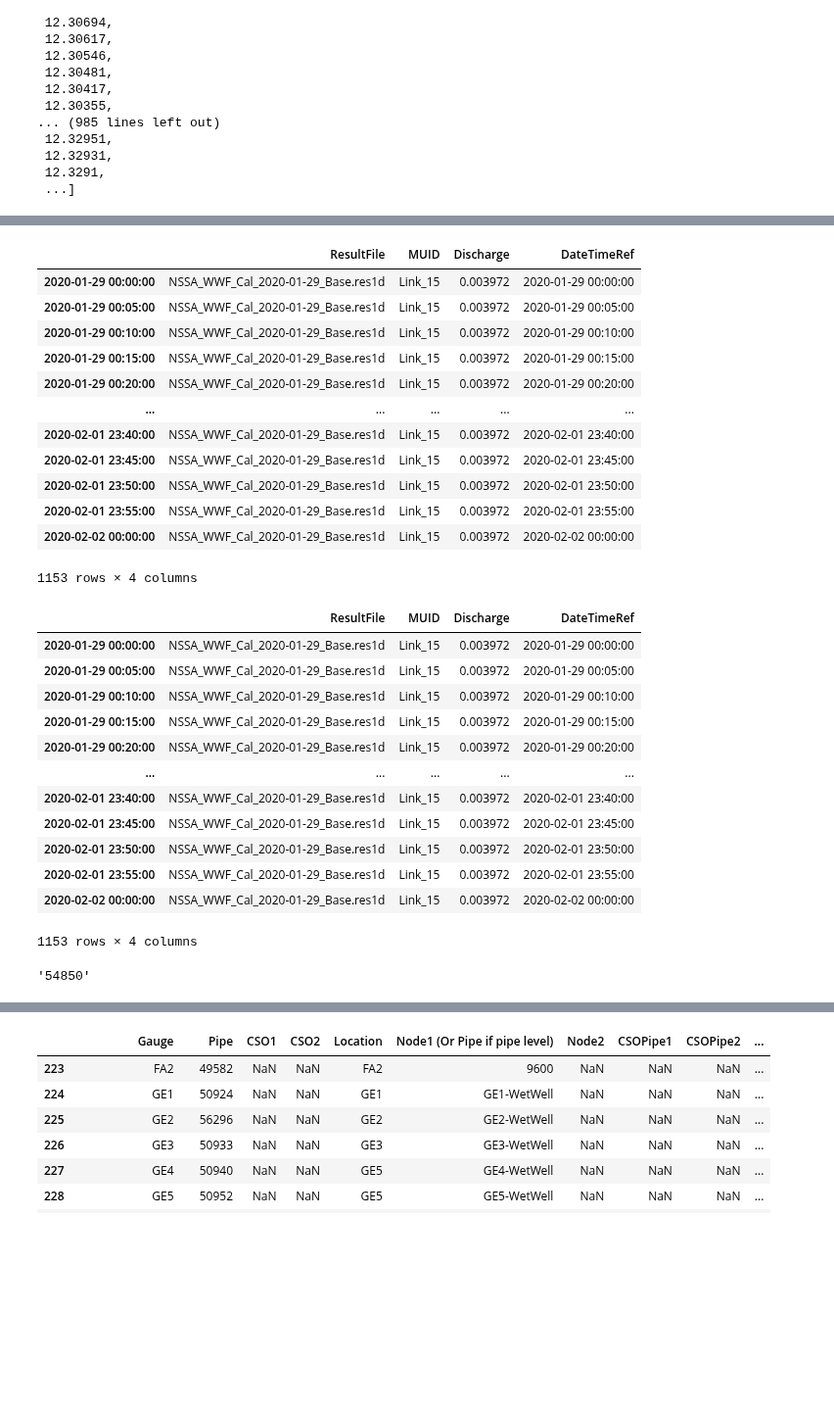
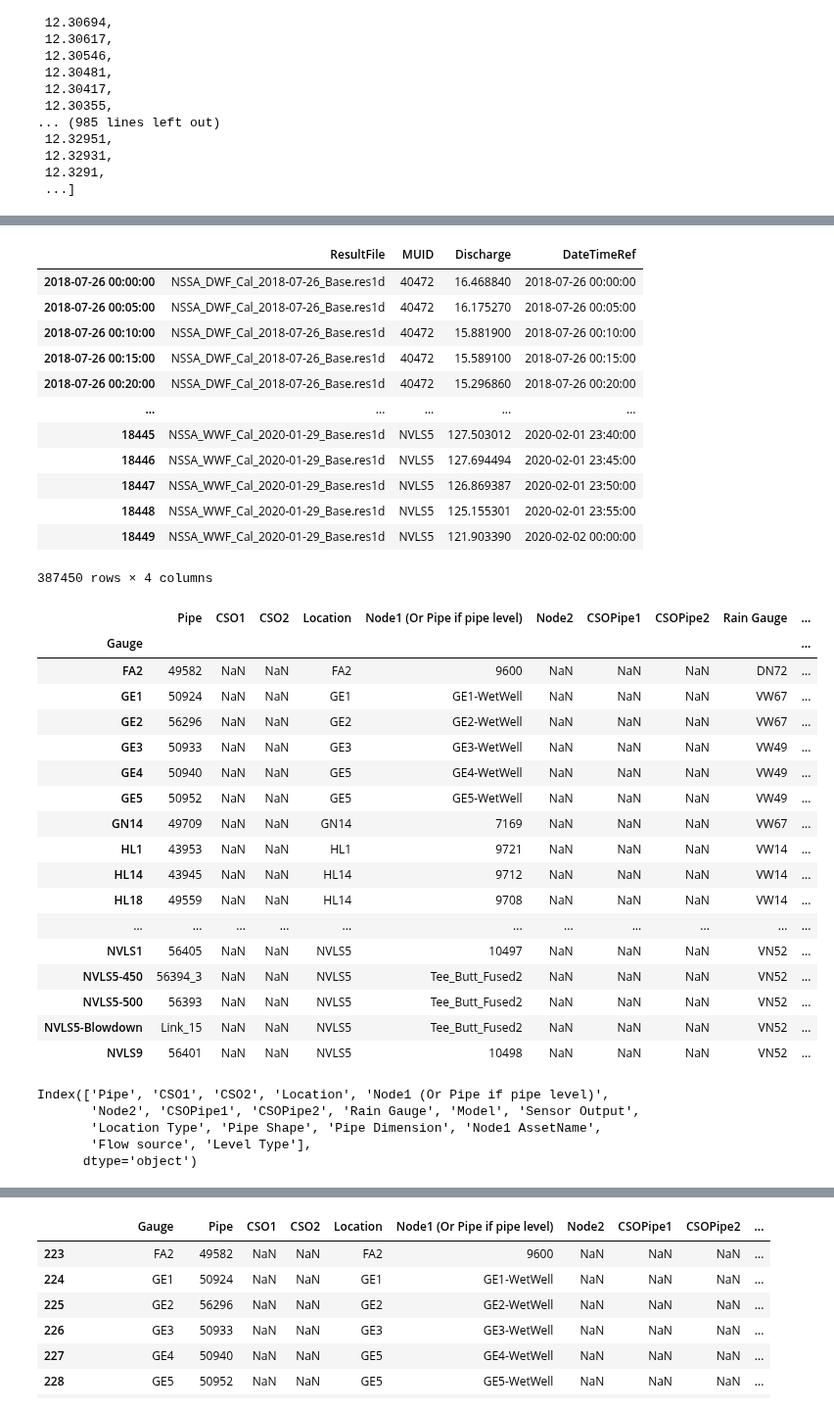
Before and after one commit to henriklocke/Calibration, a Jupyter notebook: Calibration.ipynb, the cells around one changed output, grey strips where cells are left out. Shown at 98% size. Cells and saved outputs as stored; diff of their text form; code cells hidden in the pictures; blank space fills up the shorter version.

Commit message:
Add files via upload
Added network info and sim date tables

```diff
--- a/Calibration.ipynb
+++ b/Calibration.ipynb
@@ -49,9 +70,13 @@ dfs0_folders.append(r"\\prdsynfile01\lws_modelling\SEWER_AREA_MODELS\NSSA\02_MOD
 gauges = pd.read_excel(calibration_sheet,sheet_name="Gauges")
 gauges = gauges.loc[:, :'Level Type']
 gauges = gauges[gauges.Model.str.contains(model_area)]
+gauges.set_index('Gauge',inplace=True)
+
 
 periods = pd.read_excel(calibration_sheet,sheet_name="Periods")
 periods = periods[periods.Model.str.contains(model_area)]
+
+summation_df = pd.read_csv(summation_csv,dtype={'MUID': str,'SUMTO': str})
 
 report_text = pd.read_excel(calibration_sheet,sheet_name="Report_Text")
 report_text = report_text[report_text.Model.notna()]
@@ -394,40 +429,49 @@ flow_df_all
 
 # fig.show()
 # %%
-flow_df
+flow_df_all
 # %% [output]
 |  | ResultFile | MUID | Discharge | DateTimeRef |
-| 2020-01-29 00:00:00 | NSSA_WWF_Cal_2020-01-29_Base.res1d | Link_15 | 0.003972 | 2020-01-29 00:00:00 |
-| 2020-01-29 00:05:00 | NSSA_WWF_Cal_2020-01-29_Base.res1d | Link_15 | 0.003972 | 2020-01-29 00:05:00 |
-| 2020-01-29 00:10:00 | NSSA_WWF_Cal_2020-01-29_Base.res1d | Link_15 | 0.003972 | 2020-01-29 00:10:00 |
-| 2020-01-29 00:15:00 | NSSA_WWF_Cal_2020-01-29_Base.res1d | Link_15 | 0.003972 | 2020-01-29 00:15:00 |
-| 2020-01-29 00:20:00 | NSSA_WWF_Cal_2020-01-29_Base.res1d | Link_15 | 0.003972 | 2020-01-29 00:20:00 |
+| 2018-07-26 00:00:00 | NSSA_DWF_Cal_2018-07-26_Base.res1d | 40472 | 16.468840 | 2018-07-26 00:00:00 |
+| 2018-07-26 00:05:00 | NSSA_DWF_Cal_2018-07-26_Base.res1d | 40472 | 16.175270 | 2018-07-26 00:05:00 |
+| 2018-07-26 00:10:00 | NSSA_DWF_Cal_2018-07-26_Base.res1d | 40472 | 15.881900 | 2018-07-26 00:10:00 |
+| 2018-07-26 00:15:00 | NSSA_DWF_Cal_2018-07-26_Base.res1d | 40472 | 15.589100 | 2018-07-26 00:15:00 |
+| 2018-07-26 00:20:00 | NSSA_DWF_Cal_2018-07-26_Base.res1d | 40472 | 15.296860 | 2018-07-26 00:20:00 |
 | ... | ... | ... | ... | ... |
-| 2020-02-01 23:40:00 | NSSA_WWF_Cal_2020-01-29_Base.res1d | Link_15 | 0.003972 | 2020-02-01 23:40:00 |
-| 2020-02-01 23:45:00 | NSSA_WWF_Cal_2020-01-29_Base.res1d | Link_15 | 0.003972 | 2020-02-01 23:45:00 |
-| 2020-02-01 23:50:00 | NSSA_WWF_Cal_2020-01-29_Base.res1d | Link_15 | 0.003972 | 2020-02-01 23:50:00 |
-| 2020-02-01 23:55:00 | NSSA_WWF_Cal_2020-01-29_Base.res1d | Link_15 | 0.003972 | 2020-02-01 23:55:00 |
-| 2020-02-02 00:00:00 | NSSA_WWF_Cal_2020-01-29_Base.res1d | Link_15 | 0.003972 | 2020-02-02 00:00:00 |
+| 18445 | NSSA_WWF_Cal_2020-01-29_Base.res1d | NVLS5 | 127.503012 | 2020-02-01 23:40:00 |
+| 18446 | NSSA_WWF_Cal_2020-01-29_Base.res1d | NVLS5 | 127.694494 | 2020-02-01 23:45:00 |
+| 18447 | NSSA_WWF_Cal_2020-01-29_Base.res1d | NVLS5 | 126.869387 | 2020-02-01 23:50:00 |
+| 18448 | NSSA_WWF_Cal_2020-01-29_Base.res1d | NVLS5 | 125.155301 | 2020-02-01 23:55:00 |
+| 18449 | NSSA_WWF_Cal_2020-01-29_Base.res1d | NVLS5 | 121.903390 | 2020-02-02 00:00:00 |
-1153 rows × 4 columns
+387450 rows × 4 columns
 # %%
-flow_df_all.loc[(flow_df_all.MUID=='Link_15')]
+gauges
 # %% [output]
-|  | ResultFile | MUID | Discharge | DateTimeRef |
-| 2020-01-29 00:00:00 | NSSA_WWF_Cal_2020-01-29_Base.res1d | Link_15 | 0.003972 | 2020-01-29 00:00:00 |
-| 2020-01-29 00:05:00 | NSSA_WWF_Cal_2020-01-29_Base.res1d | Link_15 | 0.003972 | 2020-01-29 00:05:00 |
-| 2020-01-29 00:10:00 | NSSA_WWF_Cal_2020-01-29_Base.res1d | Link_15 | 0.003972 | 2020-01-29 00:10:00 |
-| 2020-01-29 00:15:00 | NSSA_WWF_Cal_2020-01-29_Base.res1d | Link_15 | 0.003972 | 2020-01-29 00:15:00 |
-| 2020-01-29 00:20:00 | NSSA_WWF_Cal_2020-01-29_Base.res1d | Link_15 | 0.003972 | 2020-01-29 00:20:00 |
-| ... | ... | ... | ... | ... |
-| 2020-02-01 23:40:00 | NSSA_WWF_Cal_2020-01-29_Base.res1d | Link_15 | 0.003972 | 2020-02-01 23:40:00 |
-| 2020-02-01 23:45:00 | NSSA_WWF_Cal_2020-01-29_Base.res1d | Link_15 | 0.003972 | 2020-02-01 23:45:00 |
-| 2020-02-01 23:50:00 | NSSA_WWF_Cal_2020-01-29_Base.res1d | Link_15 | 0.003972 | 2020-02-01 23:50:00 |
-| 2020-02-01 23:55:00 | NSSA_WWF_Cal_2020-01-29_Base.res1d | Link_15 | 0.003972 | 2020-02-01 23:55:00 |
-| 2020-02-02 00:00:00 | NSSA_WWF_Cal_2020-01-29_Base.res1d | Link_15 | 0.003972 | 2020-02-02 00:00:00 |
+|  | Pipe | CSO1 | CSO2 | Location | Node1 (Or Pipe if pipe level) | Node2 | CSOPipe1 | CSOPipe2 | Rain Gauge | ... |
+| Gauge |  |  |  |  |  |  |  |  |  | ... |
+| FA2 | 49582 | NaN | NaN | FA2 | 9600 | NaN | NaN | NaN | DN72 | ... |
+| GE1 | 50924 | NaN | NaN | GE1 | GE1-WetWell | NaN | NaN | NaN | VW67 | ... |
+| GE2 | 56296 | NaN | NaN | GE2 | GE2-WetWell | NaN | NaN | NaN | VW67 | ... |
+| GE3 | 50933 | NaN | NaN | GE3 | GE3-WetWell | NaN | NaN | NaN | VW49 | ... |
+| GE4 | 50940 | NaN | NaN | GE5 | GE4-WetWell | NaN | NaN | NaN | VW49 | ... |
+| GE5 | 50952 | NaN | NaN | GE5 | GE5-WetWell | NaN | NaN | NaN | VW49 | ... |
+| GN14 | 49709 | NaN | NaN | GN14 | 7169 | NaN | NaN | NaN | VW67 | ... |
+| HL1 | 43953 | NaN | NaN | HL1 | 9721 | NaN | NaN | NaN | VW14 | ... |
+| HL14 | 43945 | NaN | NaN | HL14 | 9712 | NaN | NaN | NaN | VW14 | ... |
+| HL18 | 49559 | NaN | NaN | HL14 | 9708 | NaN | NaN | NaN | VW14 | ... |
+| ... | ... | ... | ... | ... | ... | ... | ... | ... | ... | ... |
+| NVLS1 | 56405 | NaN | NaN | NVLS5 | 10497 | NaN | NaN | NaN | VN52 | ... |
+| NVLS5-450 | 56394_3 | NaN | NaN | NVLS5 | Tee_Butt_Fused2 | NaN | NaN | NaN | VN52 | ... |
+| NVLS5-500 | 56393 | NaN | NaN | NVLS5 | Tee_Butt_Fused2 | NaN | NaN | NaN | VN52 | ... |
+| NVLS5-Blowdown | Link_15 | NaN | NaN | NVLS5 | Tee_Butt_Fused2 | NaN | NaN | NaN | VN52 | ... |
+| NVLS9 | 56401 | NaN | NaN | NVLS5 | 10498 | NaN | NaN | NaN | VN52 | ... |
-1153 rows × 4 columns
 # %%
-node
+gauges.columns
 # %% [output]
-'54850'
+Index(['Pipe', 'CSO1', 'CSO2', 'Location', 'Node1 (Or Pipe if pipe level)',
+       'Node2', 'CSOPipe1', 'CSOPipe2', 'Rain Gauge', 'Model', 'Sensor Output',
+       'Location Type', 'Pipe Shape', 'Pipe Dimension', 'Node1 AssetName',
+       'Flow source', 'Level Type'],
+      dtype='object')
 # %%
 error_list = []
```
Also changed, not shown: parts of 6 cells of this notebook.
